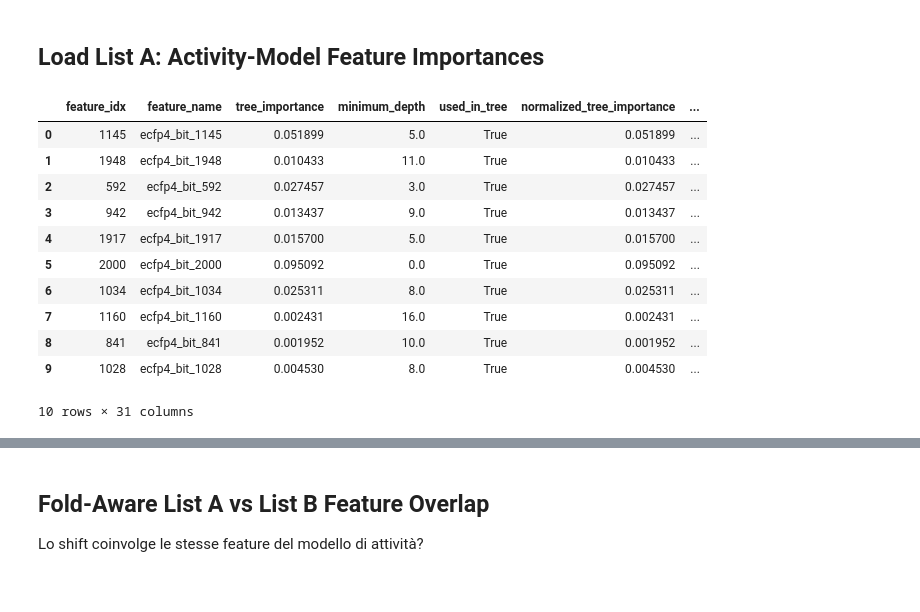
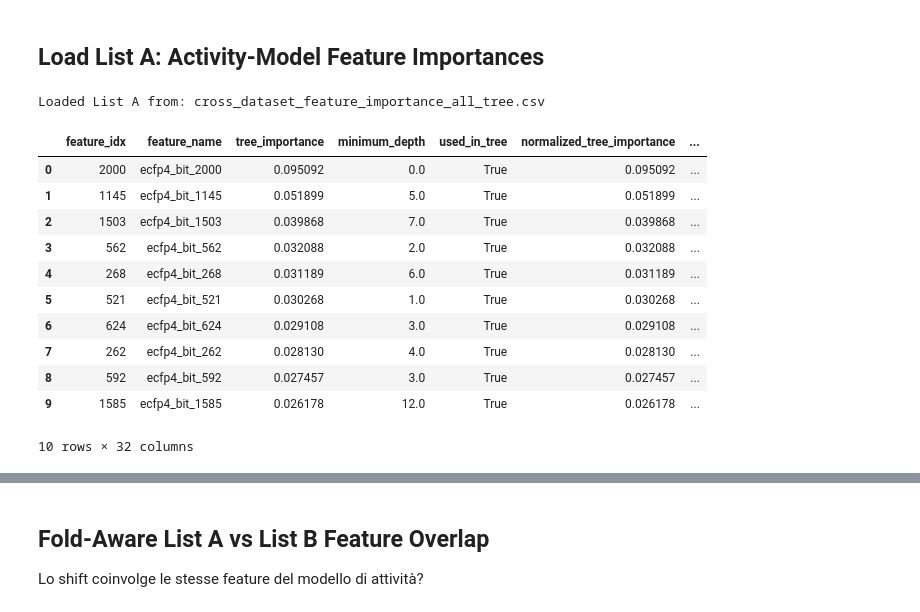
Before and after one commit to francescocapria/drug-discovery-lohi, a Jupyter notebook: notebooks/distribution_shift_analysis/classifier_shift_test_all_hi.ipynb, the cells around one changed output, grey strips where cells are left out. Drawn from its saved outputs; the diff is of its cells as text; code cells hidden in the pictures.

Commit message:
modificato notebook distirbution shift tables a seguito di modifiche a feature importance

```diff
--- a/notebooks/distribution_shift_analysis/classifier_shift_test_all_hi.ipynb
+++ b/notebooks/distribution_shift_analysis/classifier_shift_test_all_hi.ipynb
@@ -1351,14 +1351,36 @@ OOD_CROSS_DIR = (
     PROJECT_ROOT / "results" / "results_ood_vs_random_shuffle" / TASK / "cross_dataset"
 )
 
-LISTA_PATH = OOD_CROSS_DIR / "cross_dataset_feature_importance_all.csv"
+# Main diagnostic List A:
+# use the tree-based activity feature table when available.
+# This means:
+#   DT     -> tree_importance
+#   LR/SVM -> coefficient-based importance
+#
+# The permutation-based version remains available as sensitivity analysis:
+#   cross_dataset_feature_importance_all_permutation.csv
+
+LISTA_IMPORTANCE_MODE = "tree"
+
+LISTA_PATH = (
+    OOD_CROSS_DIR / f"cross_dataset_feature_importance_all_{LISTA_IMPORTANCE_MODE}.csv"
+)
+
+if not LISTA_PATH.exists():
+    print(
+        f"WARNING: {LISTA_PATH.name} not found. "
+        "Falling back to unsuffixed cross_dataset_feature_importance_all.csv"
+    )
+    LISTA_PATH = OOD_CROSS_DIR / "cross_dataset_feature_importance_all.csv"
 
 if not LISTA_PATH.exists():
     raise FileNotFoundError(
         f"Missing List A table from OOD-vs-random study: {LISTA_PATH}"
     )
 
-df_listA = pd.read_csv(LISTA_PATH).copy()
+df_listA = pd.read_csv(LISTA_PATH, low_memory=False).copy()
+
+print(f"Loaded List A from: {LISTA_PATH.name}")
 
 # Keep only datasets used in the valid protocol comparison.
 df_listA = df_listA[df_listA["dataset"].isin(DATASETS_MAIN)].copy()
@@ -1396,48 +1418,54 @@ df_listA["fingerprint"] = (
 
 if "importance_value" not in df_listA.columns:
     raise ValueError(
-        "Expected 'importance_value' in cross_dataset_feature_importance_all.csv. "
-        "Re-run 01_cross_dataset_tables_hi.ipynb first."
+        "Expected 'importance_value' in the List A table. "
+        "Re-run the OOD-vs-random table-building notebook first."
     )
 
-df_listA["importance_value_numeric"] = (
-    df_listA["importance_value"].fillna(0).astype(float)
-)
+df_listA["importance_value_numeric"] = pd.to_numeric(
+    df_listA["importance_value"], errors="coerce"
+).fillna(0.0)
 
+# Main activity importance used for List A.
+# In tree mode, DT importance_value is tree_importance and is already non-negative.
+# For linear models, importance_value is coefficient-based and already non-negative
+# if normalized_abs_importance was used; abs() is kept for robustness.
 df_listA["activity_importance"] = np.where(
     df_listA["model"].eq("DT"),
     df_listA["importance_value_numeric"].clip(lower=0.0),
     df_listA["importance_value_numeric"].abs(),
 )
 
 sort_cols = ["dataset", "model", "fingerprint", "protocol", "fold"]
 
 df_listA = df_listA.sort_values(
-    sort_cols + ["activity_importance"], ascending=[True] * len(sort_cols) + [False]
+    sort_cols + ["activity_importance", "feature_idx"],
+    ascending=[True] * len(sort_cols) + [False, True],
 ).reset_index(drop=True)
 
 df_listA["activity_rank"] = (
     df_listA.groupby(sort_cols)["activity_importance"]
     .rank(method="first", ascending=False)
     .astype(int)
 )
 
 df_listA.to_csv(
     OUT_ROOT / "cross_dataset_listA_activity_feature_importance.csv",
     index=False,
 )
 
 display(df_listA.query("activity_rank <= 10").head(10))
 # %% [output]
+Loaded List A from: cross_dataset_feature_importance_all_tree.csv
 |  | feature_idx | feature_name | tree_importance | minimum_depth | used_in_tree | normalized_tree_importance | ... |
-| 0 | 1145 | ecfp4_bit_1145 | 0.051899 | 5.0 | True | 0.051899 | ... |
-| 1 | 1948 | ecfp4_bit_1948 | 0.010433 | 11.0 | True | 0.010433 | ... |
-| 2 | 592 | ecfp4_bit_592 | 0.027457 | 3.0 | True | 0.027457 | ... |
-| 3 | 942 | ecfp4_bit_942 | 0.013437 | 9.0 | True | 0.013437 | ... |
-| 4 | 1917 | ecfp4_bit_1917 | 0.015700 | 5.0 | True | 0.015700 | ... |
-| 5 | 2000 | ecfp4_bit_2000 | 0.095092 | 0.0 | True | 0.095092 | ... |
-| 6 | 1034 | ecfp4_bit_1034 | 0.025311 | 8.0 | True | 0.025311 | ... |
-| 7 | 1160 | ecfp4_bit_1160 | 0.002431 | 16.0 | True | 0.002431 | ... |
-| 8 | 841 | ecfp4_bit_841 | 0.001952 | 10.0 | True | 0.001952 | ... |
-| 9 | 1028 | ecfp4_bit_1028 | 0.004530 | 8.0 | True | 0.004530 | ... |
+| 0 | 2000 | ecfp4_bit_2000 | 0.095092 | 0.0 | True | 0.095092 | ... |
+| 1 | 1145 | ecfp4_bit_1145 | 0.051899 | 5.0 | True | 0.051899 | ... |
+| 2 | 1503 | ecfp4_bit_1503 | 0.039868 | 7.0 | True | 0.039868 | ... |
+| 3 | 562 | ecfp4_bit_562 | 0.032088 | 2.0 | True | 0.032088 | ... |
+| 4 | 268 | ecfp4_bit_268 | 0.031189 | 6.0 | True | 0.031189 | ... |
+| 5 | 521 | ecfp4_bit_521 | 0.030268 | 1.0 | True | 0.030268 | ... |
+| 6 | 624 | ecfp4_bit_624 | 0.029108 | 3.0 | True | 0.029108 | ... |
+| 7 | 262 | ecfp4_bit_262 | 0.028130 | 4.0 | True | 0.028130 | ... |
+| 8 | 592 | ecfp4_bit_592 | 0.027457 | 3.0 | True | 0.027457 | ... |
+| 9 | 1585 | ecfp4_bit_1585 | 0.026178 | 12.0 | True | 0.026178 | ... |
-10 rows × 31 columns
+10 rows × 32 columns
```
Also changed, not shown: parts of 4 cells of this notebook.
